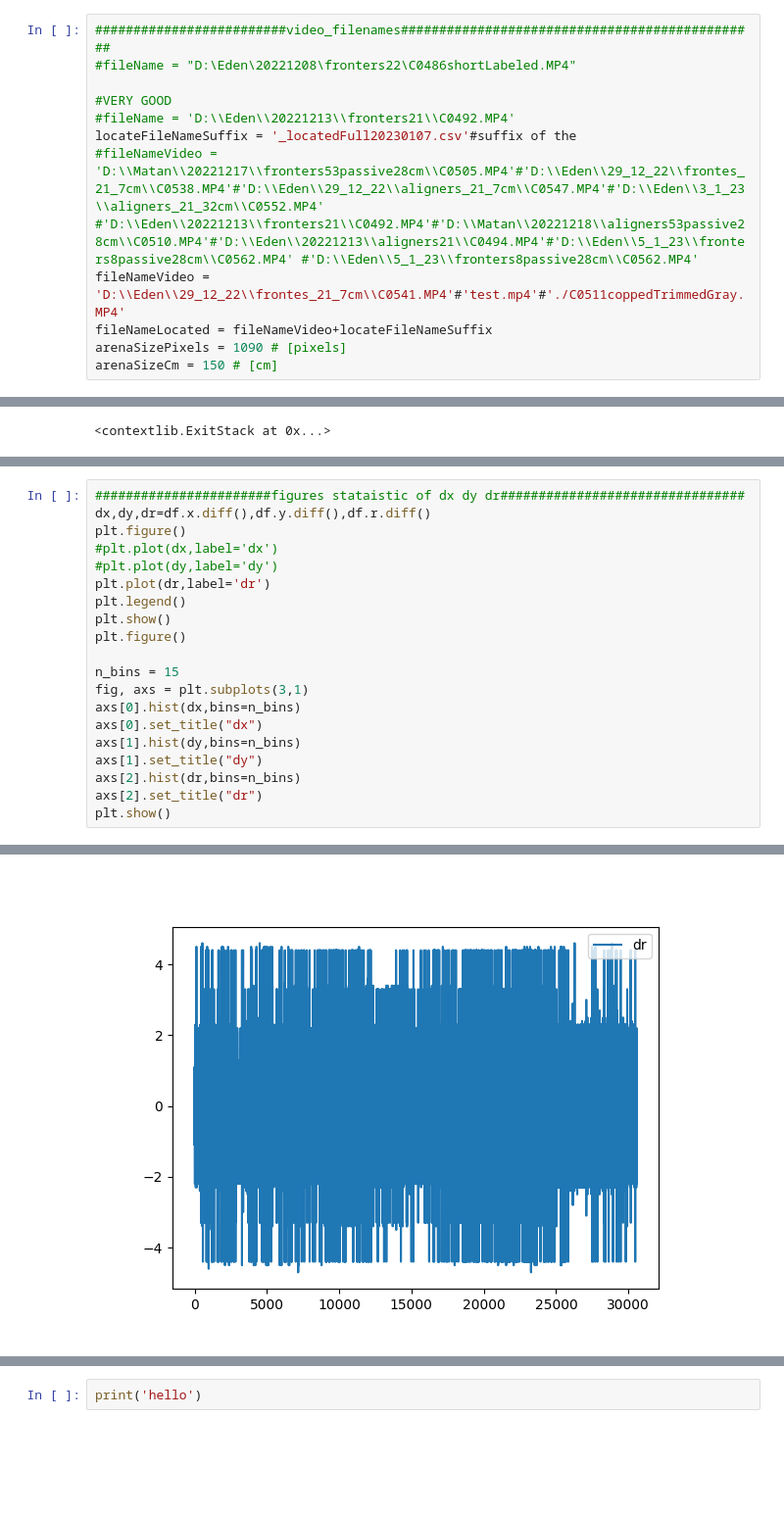
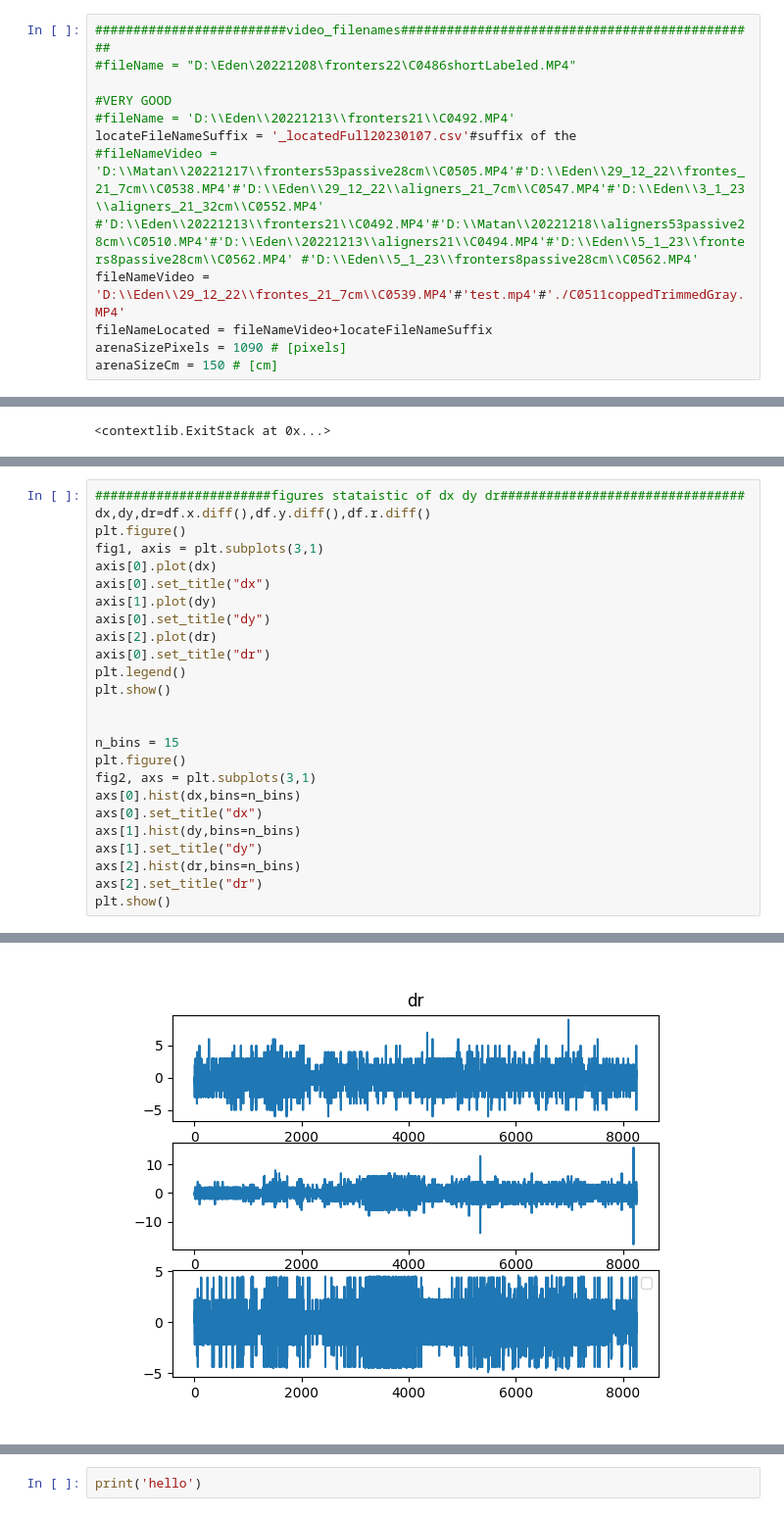
Before and after one commit to complex-lab/robotic_swarms, a Jupyter notebook: interactiveLocateTest.ipynb, the cells around one changed output, grey strips where cells are left out. Shown at 98% size. Cells and saved outputs as stored; diff of their text form; blank space fills up the shorter version.

```diff
--- a/interactiveLocateTest.ipynb
+++ b/interactiveLocateTest.ipynb
@@ -113,7 +113,7 @@ def cropImage(img,x0,y0,width,height):
 #fileName = 'D:\\Eden\\20221213\\fronters21\\C0492.MP4'
 locateFileNameSuffix = '_locatedFull20230107.csv'#suffix of the
 #fileNameVideo = 'D:\\Matan\\20221217\\fronters53passive28cm\\C0505.MP4'#'D:\\Eden\\29_12_22\\frontes_21_7cm\\C0538.MP4'#'D:\\Eden\\29_12_22\\aligners_21_7cm\\C0547.MP4'#'D:\\Eden\\3_1_23\\aligners_21_32cm\\C0552.MP4' #'D:\\Eden\\20221213\\fronters21\\C0492.MP4'#'D:\\Matan\\20221218\\aligners53passive28cm\\C0510.MP4'#'D:\\Eden\\20221213\\aligners21\\C0494.MP4'#'D:\\Eden\\5_1_23\\fronters8passive28cm\\C0562.MP4' #'D:\\Eden\\5_1_23\\fronters8passive28cm\\C0562.MP4'
-fileNameVideo = 'D:\\Eden\\29_12_22\\frontes_21_7cm\\C0541.MP4'#'test.mp4'#'./C0511coppedTrimmedGray.MP4'
+fileNameVideo = 'D:\\Eden\\29_12_22\\frontes_21_7cm\\C0539.MP4'#'test.mp4'#'./C0511coppedTrimmedGray.MP4'
 fileNameLocated = fileNameVideo+locateFileNameSuffix
 arenaSizePixels = 1090 # [pixels]
 arenaSizeCm = 150 # [cm]
@@ -212,15 +212,20 @@ HBox(children=(Canvas(toolbar=Toolbar(toolitems=[('Home', 'Reset original view',
 #######################figures stataistic of dx dy dr################################
 dx,dy,dr=df.x.diff(),df.y.diff(),df.r.diff()
 plt.figure()
-#plt.plot(dx,label='dx')
-#plt.plot(dy,label='dy')
-plt.plot(dr,label='dr')
+fig1, axis = plt.subplots(3,1)
+axis[0].plot(dx)
+axis[0].set_title("dx")
+axis[1].plot(dy)
+axis[0].set_title("dy")
+axis[2].plot(dr)
+axis[0].set_title("dr")
 plt.legend()
 plt.show()
-plt.figure()
+
 
 n_bins = 15
-fig, axs = plt.subplots(3,1)
+plt.figure()
+fig2, axs = plt.subplots(3,1)
 axs[0].hist(dx,bins=n_bins)
 axs[0].set_title("dx")
 axs[1].hist(dy,bins=n_bins)
@@ -232 +238 @@ plt.show()
-[figure, old version]
+[figure, new version]
```
Also changed, not shown: parts of 4 cells of this notebook.
